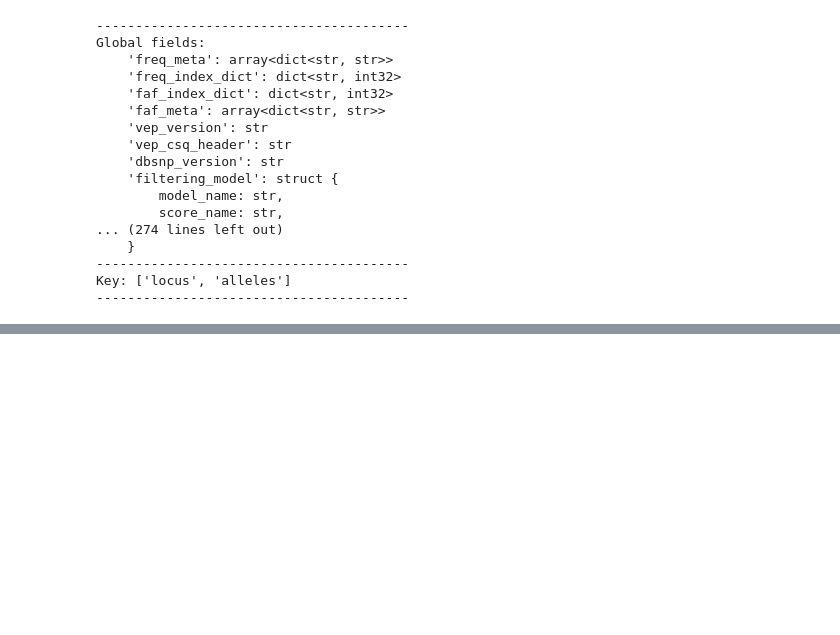
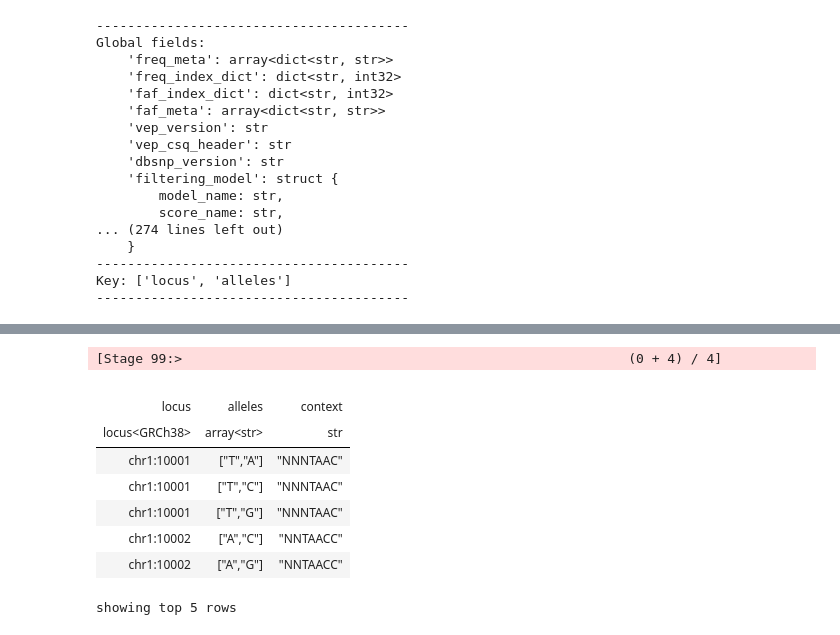
Before and after one commit to ajandria/BroadIS, a Jupyter notebook: 01_maps/01_recalculate_maps.ipynb, the cells around one changed output, grey strips where cells are left out. Cells and saved outputs as stored; diff of their text form; code cells hidden in the pictures; blank space fills up the shorter version.

```diff
--- a/01_maps/01_recalculate_maps.ipynb
+++ b/01_maps/01_recalculate_maps.ipynb
@@ -95,0 +206,14 @@ frozendict({'3_prime_UTR_variant': 692, '5_prime_UTR_variant': 5, 'downstream_ge
+# %%
+context_table_parsed = context_table.select(context_table.context)
+context_table_parsed.show(5)
+# %% [output]
+[Stage 99:>                                                         (0 + 4) / 4]
+|  |  |  |
+| locus | alleles | context |
+| locus<GRCh38> | array<str> | str |
+| chr1:10001 | ["T","A"] | "NNNTAAC" |
+| chr1:10001 | ["T","C"] | "NNNTAAC" |
+| chr1:10001 | ["T","G"] | "NNNTAAC" |
+| chr1:10002 | ["A","C"] | "NNTAACC" |
+| chr1:10002 | ["A","G"] | "NNTAACC" |
+showing top 5 rows
```
Also changed, not shown: parts of 36 cells of this notebook, 2 other files.
